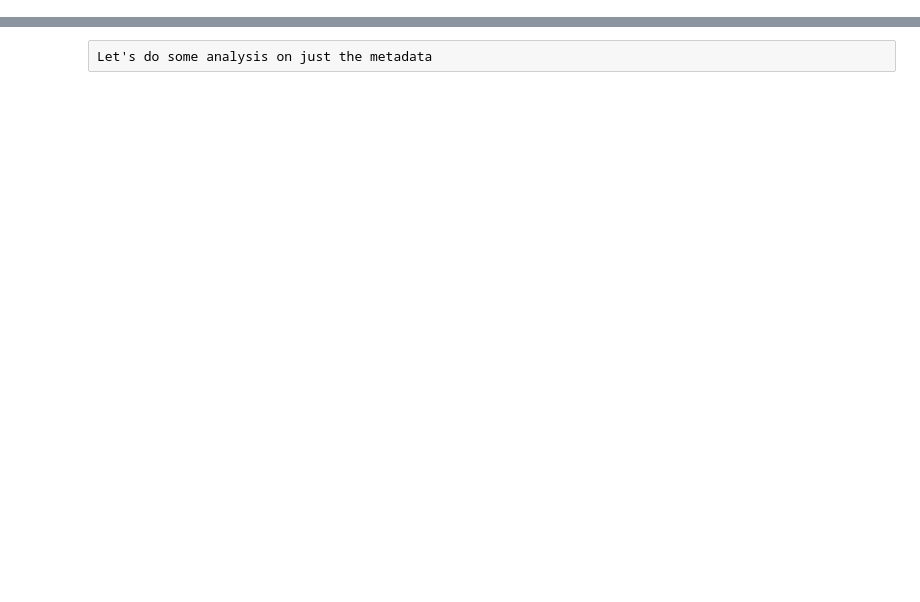
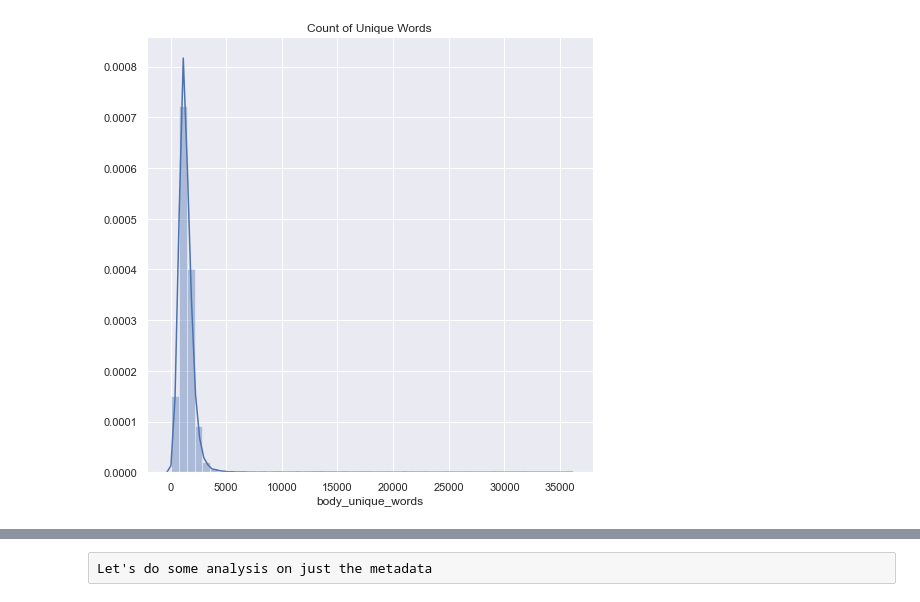
Before and after one commit to rtg901111/Corona-NLP-Project, a Jupyter notebook: Project.ipynb, the cells around one changed output, grey strips where cells are left out. Cells and saved outputs as stored; diff of their text form; code cells hidden in the pictures; blank space fills up the shorter version.

```diff
--- a/Project.ipynb
+++ b/Project.ipynb
@@ -306,0 +240,15 @@ def SearchDocument(query,size=1000):
+# %%
+from matplotlib import pyplot as plt
+import seaborn as sns
+
+# sns settings
+sns.set(rc={'figure.figsize':(15,15)})
+
+# colors
+palette = sns.hls_palette(19, l=.5, s=.9)
+
+# plot
+sns.scatterplot(X_embedded[:,0], X_embedded[:,1], hue=y_predictions, legend='full', palette=palette)
+plt.title('T-SNE with Kmeans Labels')
+plt.savefig("improved_cluster_tsne.png")
+plt.show()
@@ -306,0 +334,10 @@ def SearchDocument(query,size=1000):
+# %%
+data = pd.read_csv('data1.csv')
+data.head(5)
+# %%
+sns.set(rc={'figure.figsize':(8,8)})
+sns.distplot(data['body_unique_words'])
+plt.title("Count of Unique Words")
+plt.savefig("unique_words.png")
+# %% [output]
+[figure, added]
```
Also changed, not shown: parts of 72 cells of this notebook, 2 other files.
